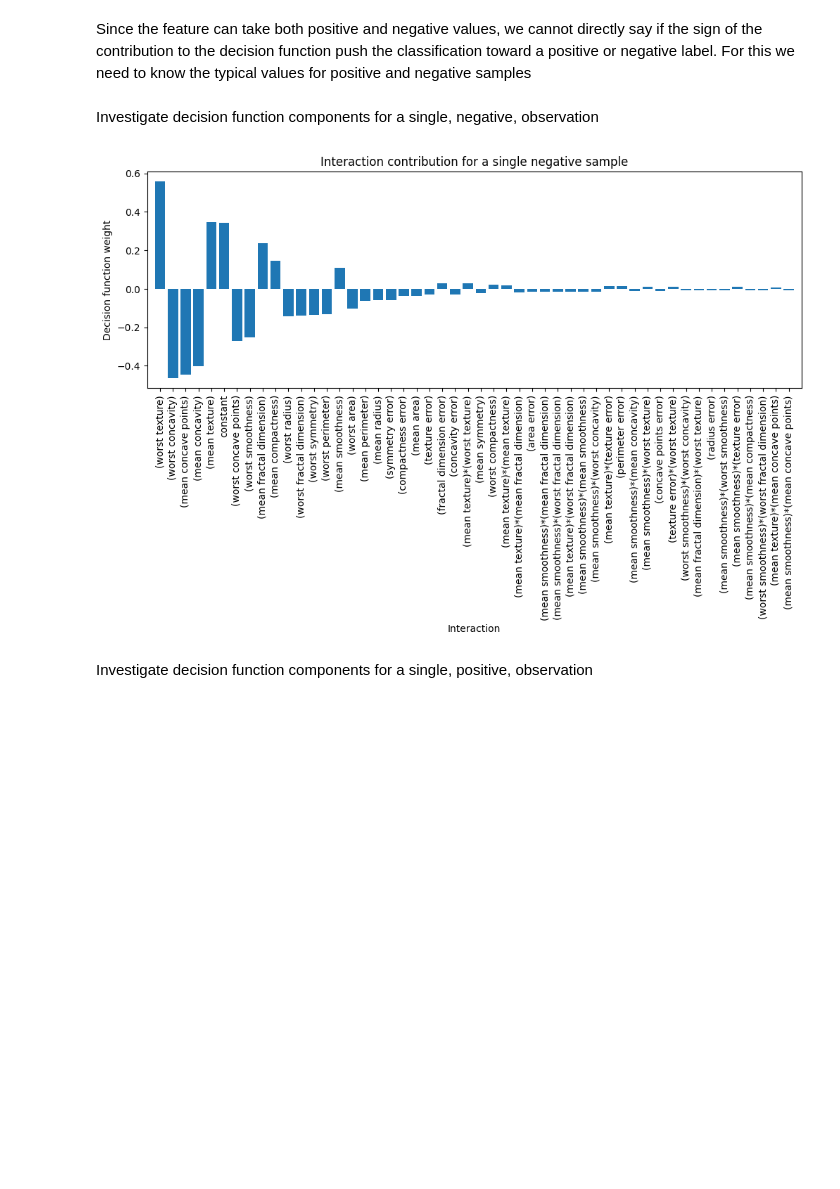
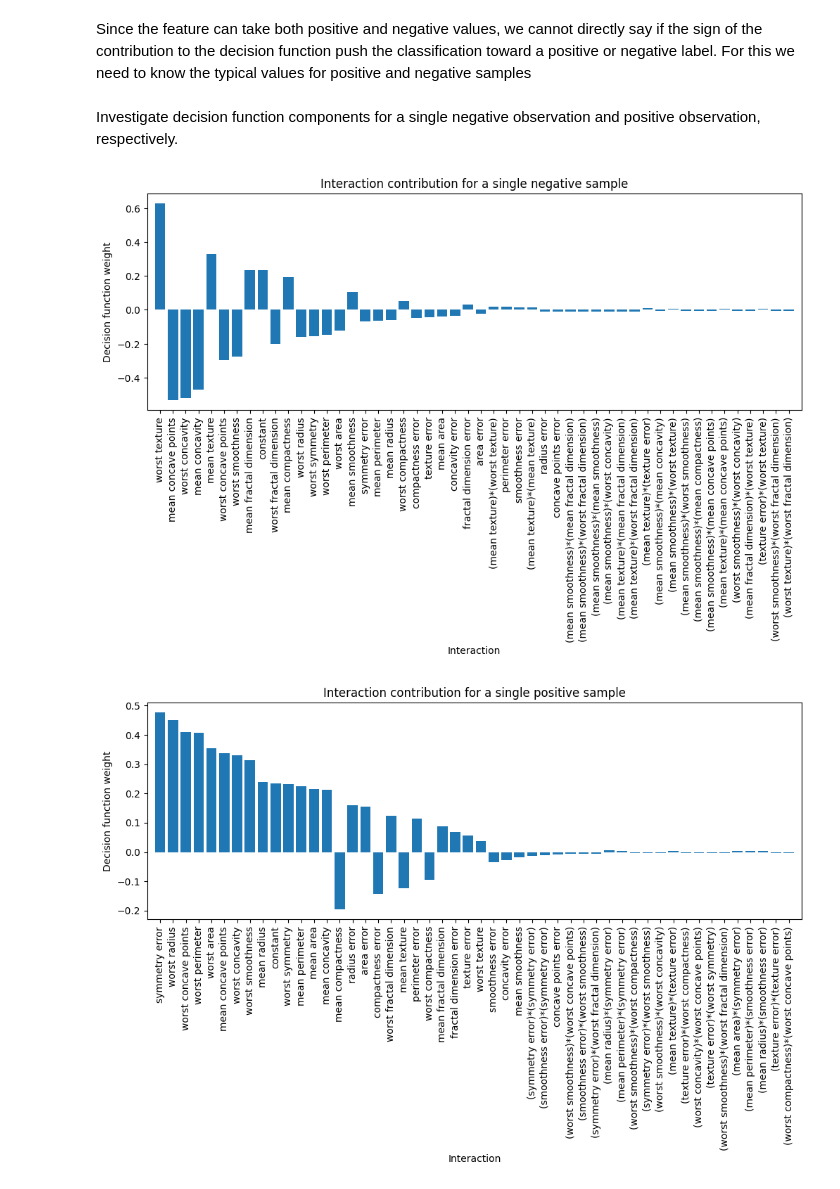
Before and after one commit to rikardvinge/explainpolysvm, a Jupyter notebook: examples/wisconsin_breast_cancer_dataset/feature_importance_wbc.ipynb, the cells around one changed output. Cells and saved outputs as stored; diff of their text form; code cells hidden in the pictures; blank space fills up the shorter version.

```diff
--- a/examples/wisconsin_breast_cancer_dataset/feature_importance_wbc.ipynb
+++ b/examples/wisconsin_breast_cancer_dataset/feature_importance_wbc.ipynb
@@ -29,10 +34,11 @@ y_names = data['target_names']
 y[y==0] = -1
 
 # Create dictionary mapping index of features to their names. Used for plotting.
-f_name_dict = {str(num):'('+name+')' for num, name in enumerate(f_names)}
+f_name_dict = {str(num):name for num, name in enumerate(f_names)}
+f_name_dict['constant'] = 'constant'  # Add constant to feature name dictionary
 # %%
 # Hyperparameters to sweep
-Cs = np.arange(0.5, 10.5, 0.5)
+Cs = np.arange(0.1, 5.2, 0.2)
 ds = [1, 2, 3, 4]
 rs = np.arange(0, 10.5, 0.5)
 # %% [markdown]
@@ -138 +144,15 @@ Feature importance
+# %%
+def format_interaction_names(feature_name_dict, feature_names_raw):
+    """Format interaction names according to feature_name_dict.
+    """
+    interaction_names = []
+    for ind, feat_name in enumerate(feature_names_raw):
+        interaction_name = ')*('.join([feature_name_dict[f] for f in feat_name.split(',')])
+
+        if '*' not in interaction_name:
+            interaction_name = interaction_name.replace('(','').replace(')','')
+        else:
+            interaction_name = '(' + interaction_name + ')'
+        interaction_names.append(interaction_name)
+    return interaction_names
 # %%
@@ -178,34 +196,68 @@ plt.draw()
 # %% [markdown]
 Since the feature can take both positive and negative values, we cannot directly say if the sign of the contribution to the decision function push the classification toward a positive or negative label. For this we need to know the typical values for positive and negative samples
 # %% [markdown]
-Investigate decision function components for a single, negative, observation
+Investigate decision function components for a single negative observation and positive observation, respectively.
 # %%
+# Negative sample
 neg_ind = np.where(y_test==-1)[0][0]
 x = X_test_scale[neg_ind,:]
 
 y_comp, feat_names = es.decision_function_components(x=x, output_interaction_names=True)
 y_comp = y_comp[0]
 
 y_comp_abs = np.abs(y_comp)
 
 sort_order = np.flip(np.argsort(y_comp_abs))
 
 # Rename ExpSVM interactions with real feature names
-interaction_names = ['constant']
-for ind, feat_name in enumerate(feat_names[1:]):
-    interaction_names.append('*'.join([f_name_dict[f] for f in feat_name.split(',')]))
+interaction_names = format_interaction_names(f_name_dict, feat_names)
+
+# Reorder components and interaction names
+y_comp_sort = y_comp[sort_order[0:n_feat_plot]]
+interaction_names_sort = np.array(interaction_names)[sort_order[0:n_feat_plot]]
 
 fig, ax = plt.subplots(1,1, figsize=(12,4))
-ax.bar(x=np.arange(n_feat_plot), height=y_comp[sort_order[0:n_feat_plot]], tick_label=np.array(interaction_names)[sort_order[0:n_feat_plot]])
+ax.bar(x=np.arange(n_feat_plot), height=y_comp_sort, tick_label=interaction_names_sort)
 plt.xticks(rotation=90)
 plt.xlabel('Interaction')
 plt.ylabel('Decision function weight')
 plt.title('Interaction contribution for a single negative sample')
 plt.xlim([-1,n_feat_plot])
 if save_figs:
     plt.savefig('./images/feature_importance_single_negative_wbcd.png', dpi=300, bbox_inches='tight', facecolor='white')
 plt.draw()
+
+
+
+
+# Positive sample
+pos_ind = np.where(y_test==1)[0][0]
+x = X_test_scale[pos_ind,:]
+
+y_comp, feat_names = es.decision_function_components(x=x, output_interaction_names=True)
+y_comp = y_comp[0]
+
+y_comp_abs = np.abs(y_comp)
+
+sort_order = np.flip(np.argsort(y_comp_abs))
+
+# Rename ExpSVM interactions with real feature names
+interaction_names = format_interaction_names(f_name_dict, feat_names)
+
+# Reorder components and interaction names
+y_comp_sort = y_comp[sort_order[0:n_feat_plot]]
+interaction_names_sort = np.array(interaction_names)[sort_order[0:n_feat_plot]]
+
+fig, ax = plt.subplots(1,1, figsize=(12,4))
+ax.bar(x=np.arange(n_feat_plot), height=y_comp_sort, tick_label=interaction_names_sort)
+plt.xticks(rotation=90)
+plt.xlabel('Interaction')
+plt.ylabel('Decision function weight')
+plt.title('Interaction contribution for a single positive sample')
+plt.xlim([-1,n_feat_plot])
+if save_figs:
+    plt.savefig('./images/feature_importance_single_positive_wbcd.png', dpi=300, bbox_inches='tight', facecolor='white')
+plt.draw()
 # %% [output]
-[figure, old version]
+[figure, new version]
+[figure, added]
-# %% [markdown]
-Investigate decision function components for a single, positive, observation
```
Also changed, not shown: parts of 21 cells of this notebook, 8 other files.
